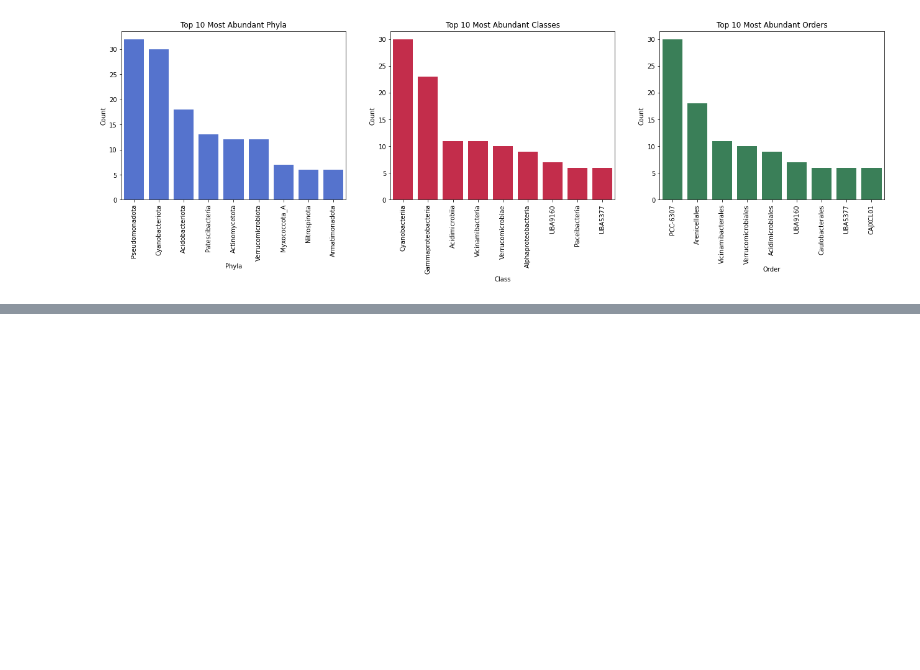
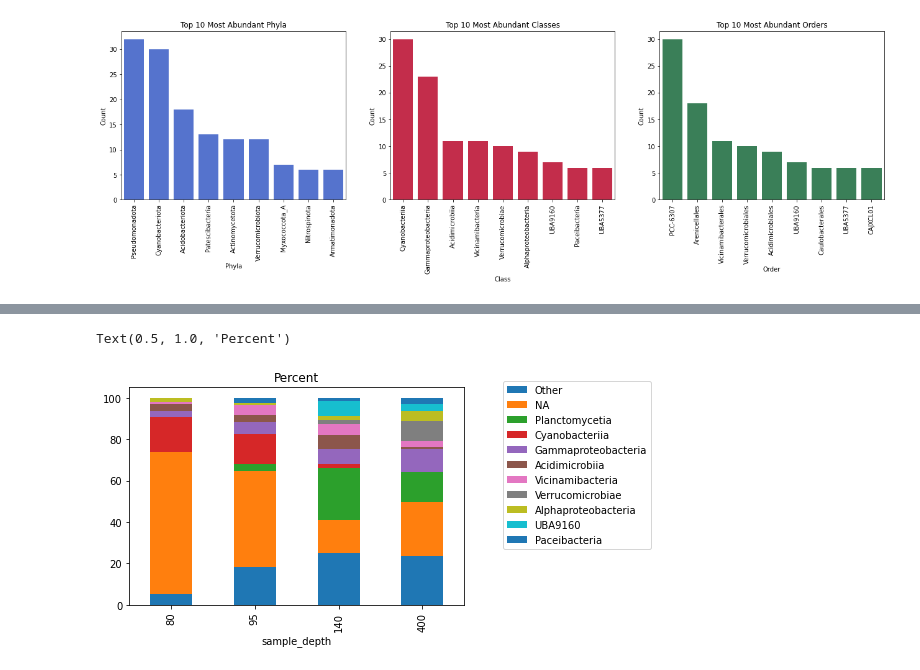
Before and after one commit to mdherring/OMZ_MH_Analysis, a Jupyter notebook: 06_associations_gtdbtk.ipynb, the cells around one changed output, grey strips where cells are left out. Drawn from its saved outputs; the diff is of its cells as text; code cells hidden in the pictures; blank space fills up the shorter version.

```diff
--- a/06_associations_gtdbtk.ipynb
+++ b/06_associations_gtdbtk.ipynb
@@ -106,0 +130,14 @@ Text(0.5, 1.0, 'Top 10 Most Abundant Orders')
+# %%
+column_order = ['Other'] + top_10_class
+
+class_pcts = class_counts_assoc.div(class_counts_assoc.sum(axis=1), axis=0)
+class_pcts = round(class_pcts * 100, 1)
+
+
+
+class_pcts[column_order].plot.bar(stacked = True)
+plt.legend(bbox_to_anchor=(1.1, 1.05))
+plt.title('Percent')
+# %% [output]
+Text(0.5, 1.0, 'Percent')
+[figure, added]
```
Also changed, not shown: parts of 3 cells of this notebook, 1 other file.
